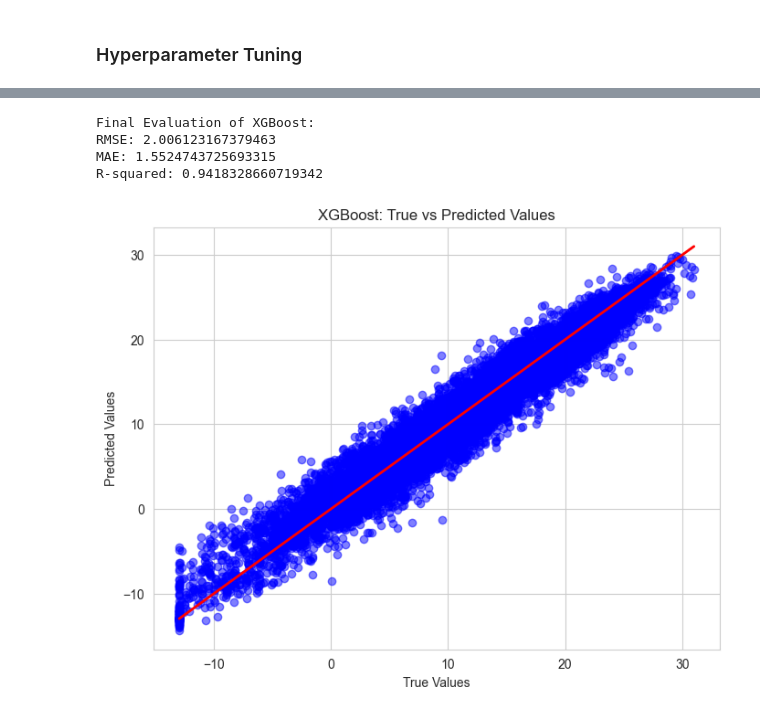
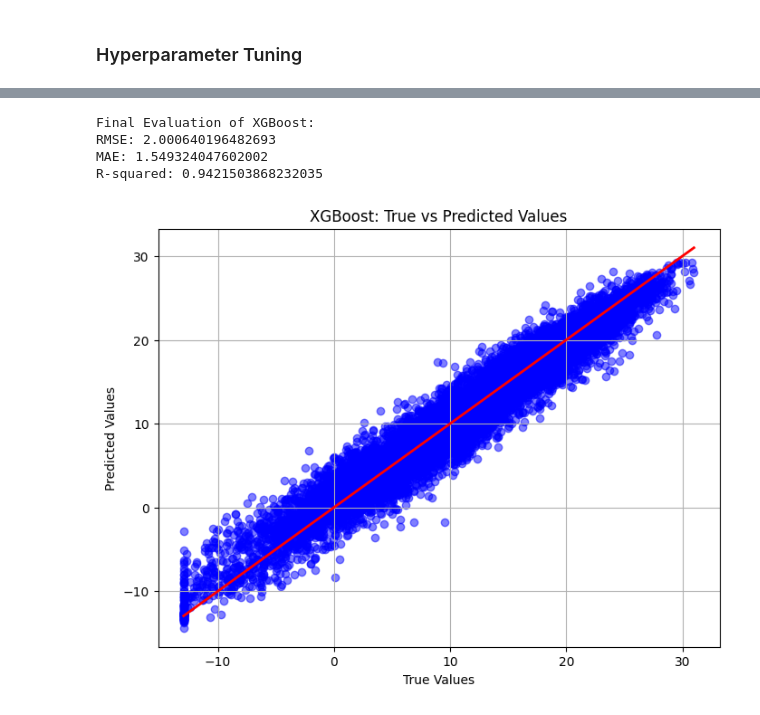
Before and after one commit to indrajeetadityaroy9/Weather_Modelling, a Jupyter notebook: reg_model.ipynb, the cells around one changed output, grey strips where cells are left out. Cells and saved outputs as stored; diff of their text form; code cells hidden in the pictures.

```diff
--- a/reg_model.ipynb
+++ b/reg_model.ipynb
@@ -1087,43 +1114,43 @@ Best RMSE for XGBoost: 2.0007778438478674
 # %%
 # Final hyperparameters from Optuna
 best_params = {
-    'n_estimators': 989,
-    'max_depth': 12,
-    'learning_rate': 0.035,
-    'subsample': 0.763,
-    'colsample_bytree': 0.997,
+    'n_estimators': 943,
+    'max_depth': 13,
+    'learning_rate': 0.028272667201077812,
+    'subsample': 0.7280371743630432,
+    'colsample_bytree': 0.999581710270546,
     'random_state': 42
 }
 
 # Initialize XGBoost model with best hyperparameters
 xgb_model = xgb.XGBRegressor(**best_params)
 X_train, X_test, y_train, y_test = train_test_split(X, y, test_size=0.2, random_state=42)
 xgb_model.fit(X_train, y_train)
 y_pred = xgb_model.predict(X_test)
 
 rmse = mean_squared_error(y_test, y_pred, squared=False)
 mae = mean_absolute_error(y_test, y_pred)
 r2 = r2_score(y_test, y_pred)
 
 print(f"Final Evaluation of XGBoost:")
 print(f"RMSE: {rmse}")
 print(f"MAE: {mae}")
 print(f"R-squared: {r2}")
 
 plt.figure(figsize=(8, 6))
 plt.scatter(y_test, y_pred, alpha=0.5, color="blue")
 plt.plot([min(y_test), max(y_test)], [min(y_test), max(y_test)], color="red", lw=2)
 plt.title("XGBoost: True vs Predicted Values")
 plt.xlabel("True Values")
 plt.ylabel("Predicted Values")
 plt.grid(True)
 plt.show()
 # %% [output]
 Final Evaluation of XGBoost:
-RMSE: 2.006123167379463
-MAE: 1.5524743725693315
-R-squared: 0.9418328660719342
+RMSE: 2.000640196482693
+MAE: 1.549324047602002
+R-squared: 0.9421503868232035
-[figure, old version]
+[figure, new version]
 # %%
 X_test['datetime'] = pd.to_datetime(X_test[['year', 'month', 'day']])
 
```
Also changed, not shown: parts of 32 cells of this notebook.
